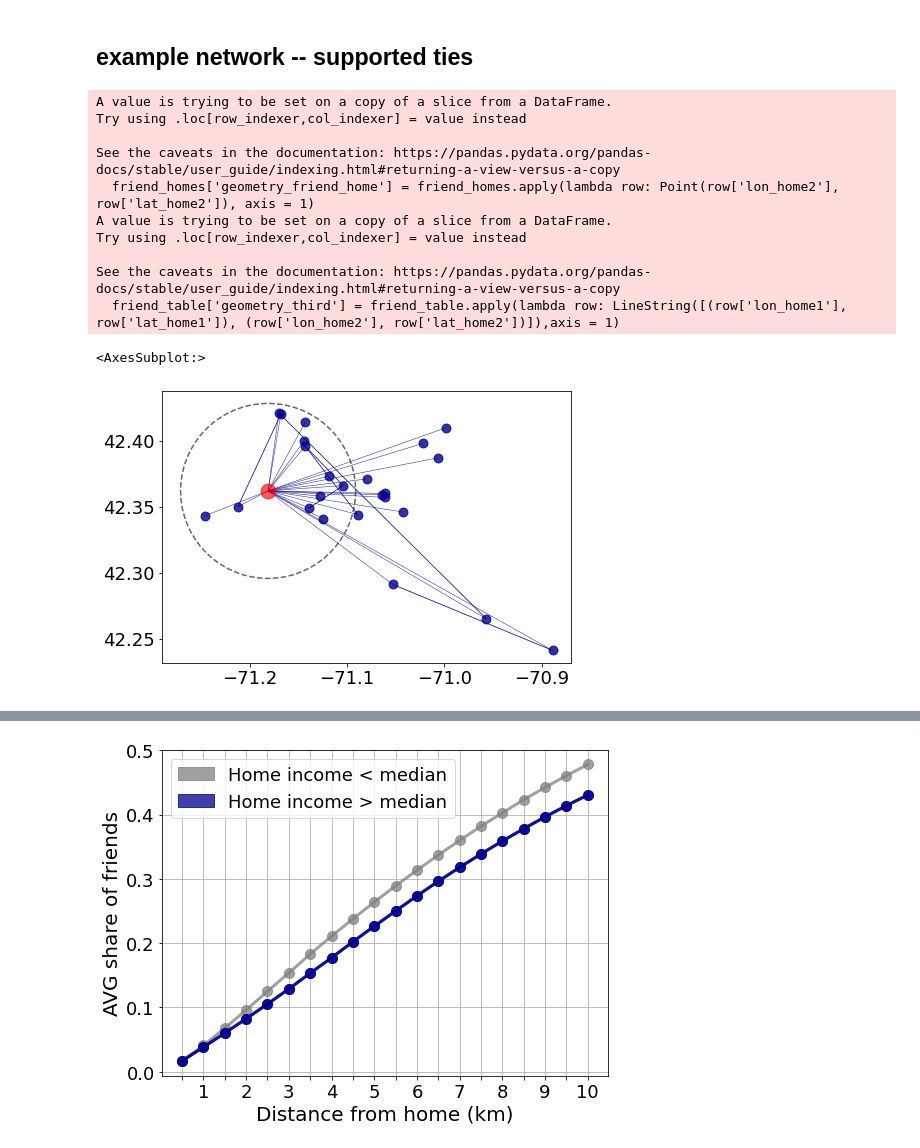
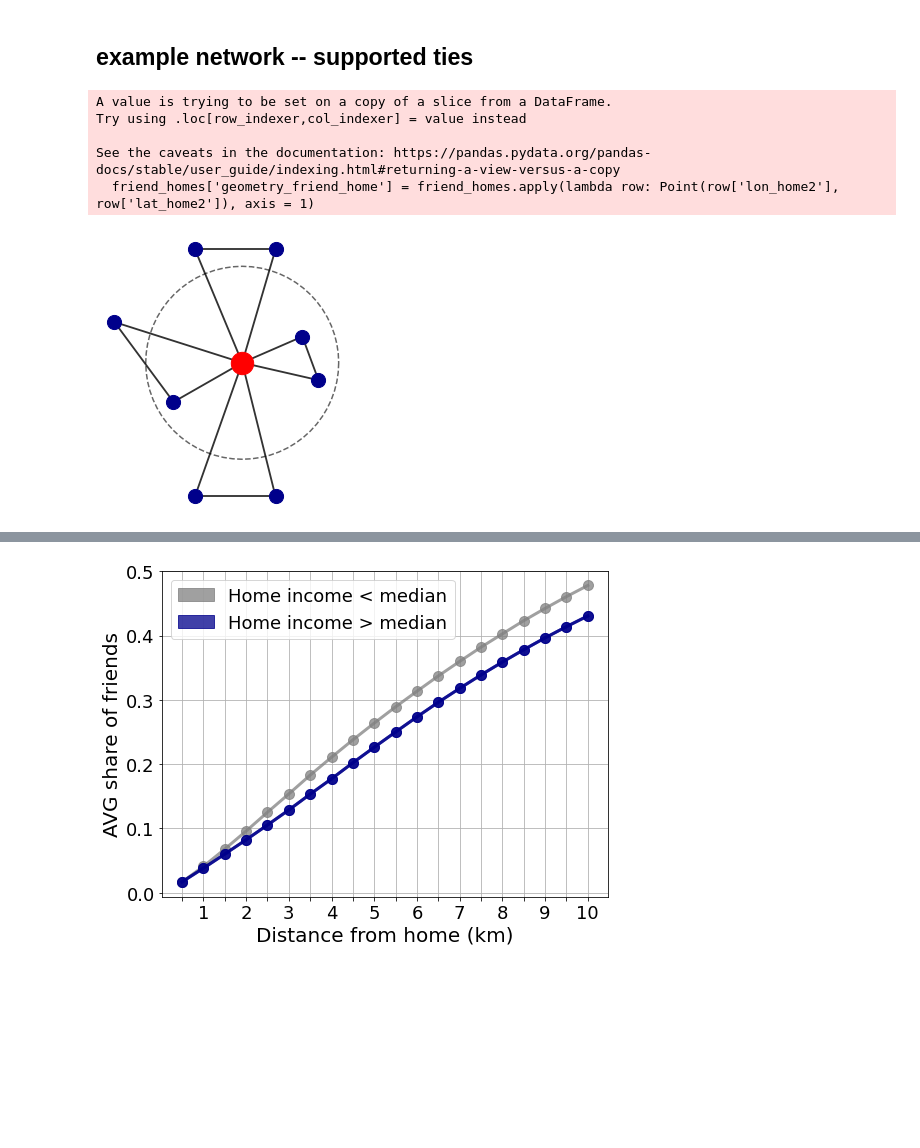
Before and after one commit to sandorjuhasz/ties-around-home, a Jupyter notebook: scripts/visuals.ipynb, the cells around one changed output, grey strips where cells are left out. Saved outputs shown, nothing was run; the diff lists cells and outputs as text; code cells hidden in the pictures; blank space fills up the shorter version.

Commit message:
visuals notebook -- example graph

```diff
--- a/scripts/visuals.ipynb
+++ b/scripts/visuals.ipynb
@@ -859,7 +878,6 @@ focal = pd.read_csv("../data/focal_user_ties.csv")
 # %%
 # focal user from high income area
-focal_user = edgelist[edgelist["user_id1"]==6160022]
-focal_user = focal_user[(focal_user["lat_home2"]>42.2) & (focal_user["lat_home2"]<42.45)]
+# focal_user = focal_user[(focal_user["lat_home2"]>42.2) & (focal_user["lat_home2"]<42.45)]
 
 # point of home
 point_home = focal_user[['lon_home1', 'lat_home1']].drop_duplicates()
@@ -889,41 +907,40 @@ friend_homes.crs = {'init': 'epsg:4326'}
 friends = set(list(focal_user['user_id2']))
 
 # third ties
-friend_table = edgelist[(edgelist['user_id1'].isin(friends)) & (edgelist['user_id2'].isin(friends))]
-friend_table['geometry_third'] = friend_table.apply(lambda row: LineString([(row['lon_home1'], row['lat_home1']), (row['lon_home2'], row['lat_home2'])]),axis = 1)
-friend_table = gpd.GeoDataFrame(friend_table).set_geometry('geometry_third')
+third_df['geometry_third'] = third_df.apply(lambda row: LineString([(row['lon1'], row['lat1']), (row['lon2'], row['lat2'])]),axis = 1)
+third_df = gpd.GeoDataFrame(third_df).set_geometry('geometry_third')
 
 # projection change
-friend_table.crs = {'init': 'epsg:4326'}
+third_df.crs = {'init': 'epsg:4326'}
 # %% [output]
 A value is trying to be set on a copy of a slice from a DataFrame.
 Try using .loc[row_indexer,col_indexer] = value instead
 
 See the caveats in the documentation: https://pandas.pydata.org/pandas-docs/stable/user_guide/indexing.html#returning-a-view-versus-a-copy
   friend_homes['geometry_friend_home'] = friend_homes.apply(lambda row: Point(row['lon_home2'], row['lat_home2']), axis = 1)
-A value is trying to be set on a copy of a slice from a DataFrame.
-Try using .loc[row_indexer,col_indexer] = value instead
-
-See the caveats in the documentation: https://pandas.pydata.org/pandas-docs/stable/user_guide/indexing.html#returning-a-view-versus-a-copy
-  friend_table['geometry_third'] = friend_table.apply(lambda row: LineString([(row['lon_home1'], row['lat_home1']), (row['lon_home2'], row['lat_home2'])]),axis = 1)
 # %%
 fig,ax = plt.subplots(1,1, figsize=(12,5))
 
 # home point
-point_home.plot(ax=ax, color='red', marker='o', markersize=220, alpha=0.65, zorder=3, label = 'Home location')
+point_home.plot(ax=ax, color='red', marker='o', markersize=500, zorder=3, label = 'Home location')
 
 # edges
-lines_home.plot(ax=ax, alpha=0.8, color='darkblue', linewidth=0.55)
-friend_table.plot(ax=ax, alpha=0.8, color='darkblue', linewidth=0.55)
+lines_home.plot(ax=ax, alpha=0.8, color='black', linewidth=1.85, zorder=2)
+third_df.plot(ax=ax, alpha=0.8, color='black', linewidth=1.85, zorder=2)
 
 # homes of friends
-friend_homes.plot(ax=ax, color='darkblue', markersize=80, alpha=0.8, label = 'Home of friends')
+friend_homes.plot(ax=ax, color='darkblue', markersize=200, zorder=3, label = 'Home of friends')
 
 # 10 km circle
 circle = point_home.to_crs({'init': 'epsg:3857'})
 circle = circle.buffer(10000).boundary
 circle = circle.to_crs({'init': 'epsg:4326'})
 circle.plot(ax=ax, color='black', linestyle='dashed', linewidth=1.5, alpha=0.6)
+
+plt.axis('off')
+# ax.grid()
+
+plt.show()
+#plt.savefig('../fig/example_graph.png',density=300,bbox_inches='tight')
 # %% [output]
-<AxesSubplot:>
-[figure, old version]
+[figure, new version]
```
Also changed, not shown: parts of 11 cells of this notebook.
